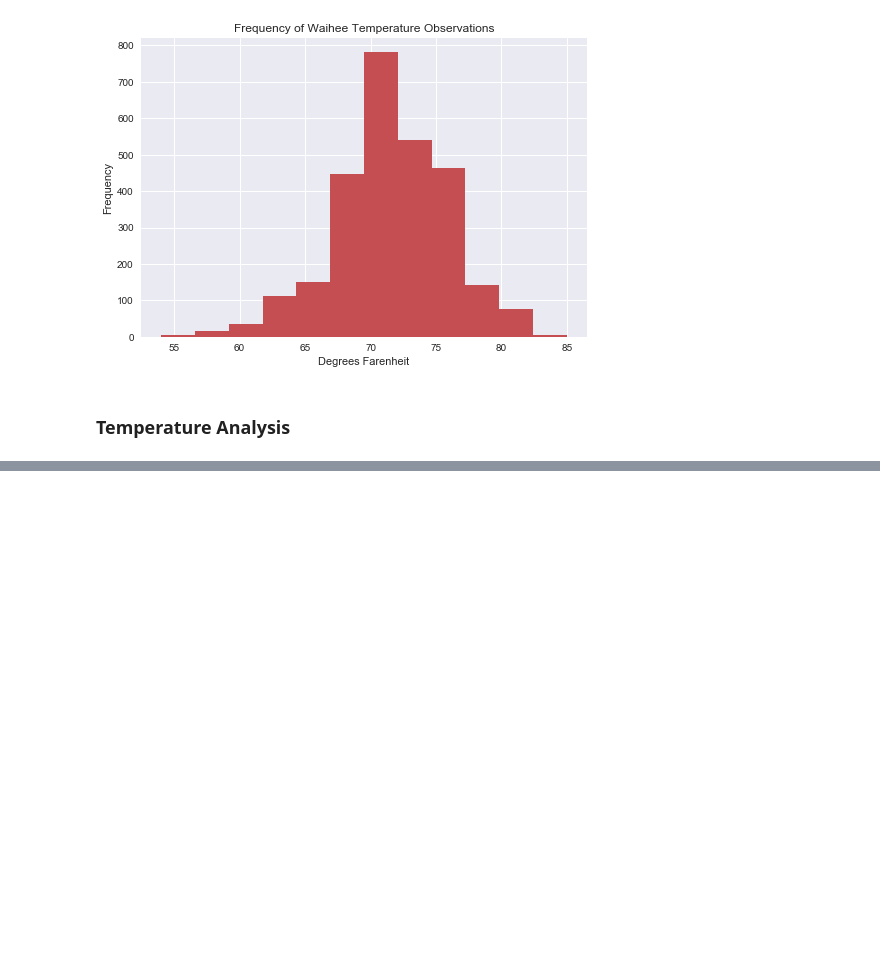
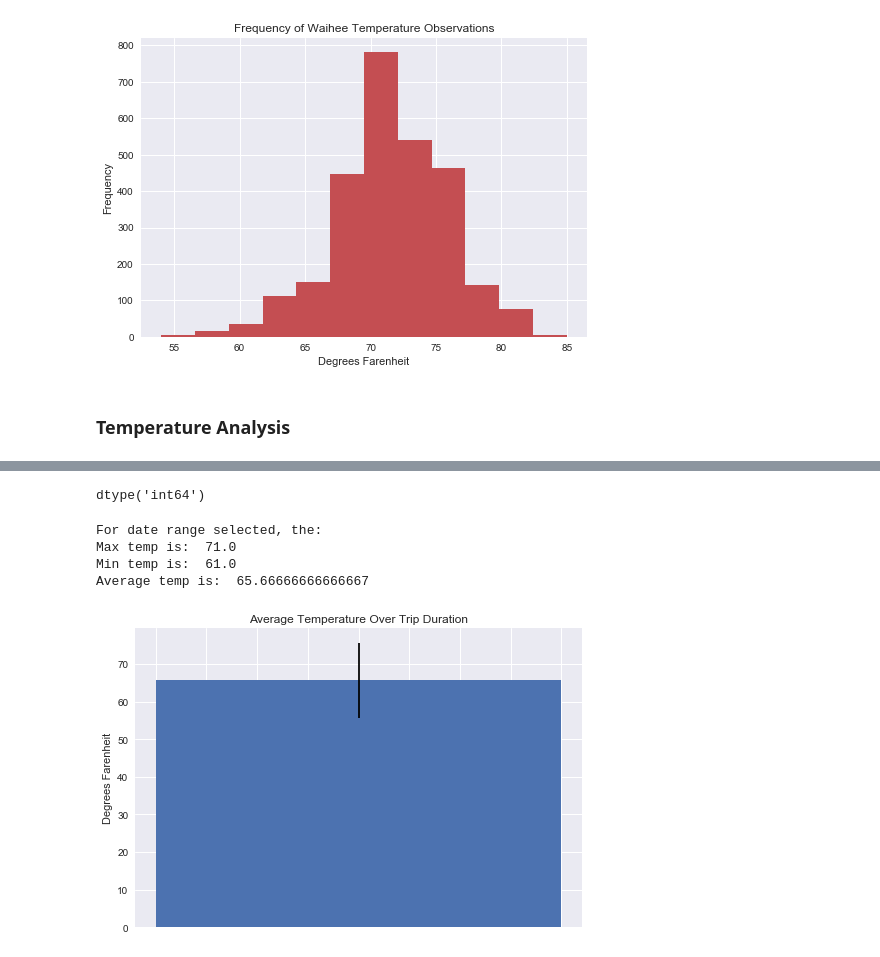
Before and after one commit to MaxParry/SurfsUp, a Jupyter notebook: climate_analysis.ipynb, the cells around one changed output, grey strips where cells are left out. Drawn from its saved outputs; the diff is of its cells as text; code cells hidden in the pictures; blank space fills up the shorter version.

```diff
--- a/climate_analysis.ipynb
+++ b/climate_analysis.ipynb
@@ -239,0 +255,11 @@ plt.show()
+# %%
+new_all_meas = pd.DataFrame()
+for index, row in all_meas.iterrows():
+    parsed = row[0].replace('-', '')
+    new_all_meas.set_value(index, 'date', parsed)
+    new_all_meas.set_value(index, 'prcp', row[2])
+    new_all_meas.set_value(index, 'id', row[1])
+    new_all_meas.set_value(index, 'station', row[3])
+    new_all_meas.set_value(index, 'tobs', row[4])
+# %%
+new_all_meas['date'] = new_all_meas['date'].astype(int)
@@ -239,0 +275,34 @@ plt.show()
+# %%
+new_all_meas.date.dtype
+# %% [output]
+dtype('int64')
+# %%
+def calc_temps(start_date, end_date):
+    parsed_start = int(start_date.replace('-', ''))
+    parsed_end = int(start_date.replace('-', ''))
+    subset_meas = new_all_meas[(new_all_meas.date >= parsed_start) & (new_all_meas.date <= parsed_end)]
+    maxtemp = subset_meas.tobs.max()
+    mintemp = subset_meas.tobs.min()
+    avgtemp = subset_meas.tobs.mean()
+    print('For date range selected, the:\nMax temp is: ', maxtemp, '\nMin temp is: ', mintemp, '\nAverage temp is: ', avgtemp)
+    return maxtemp, mintemp, avgtemp
+# %%
+maxtemp, mintemp, avgtemp = calc_temps('2011-01-05', '2011-01-27')
+# %% [output]
+For date range selected, the:
+Max temp is:  71.0
+Min temp is:  61.0
+Average temp is:  65.66666666666667
+# %%
+plt.bar(0, avgtemp, yerr=(maxtemp - mintemp))
+plt.ylabel('Degrees Farenheit')
+plt.tick_params(
+    axis='x',          # changes apply to the x-axis
+    which='both',      # both major and minor ticks are affected
+    bottom='off',      # ticks along the bottom edge are off
+    top='off',         # ticks along the top edge are off
+    labelbottom='off')
+plt.title('Average Temperature Over Trip Duration')
+plt.show()
+# %% [output]
+[figure, added]
```
Also changed, not shown: parts of 4 cells of this notebook.
